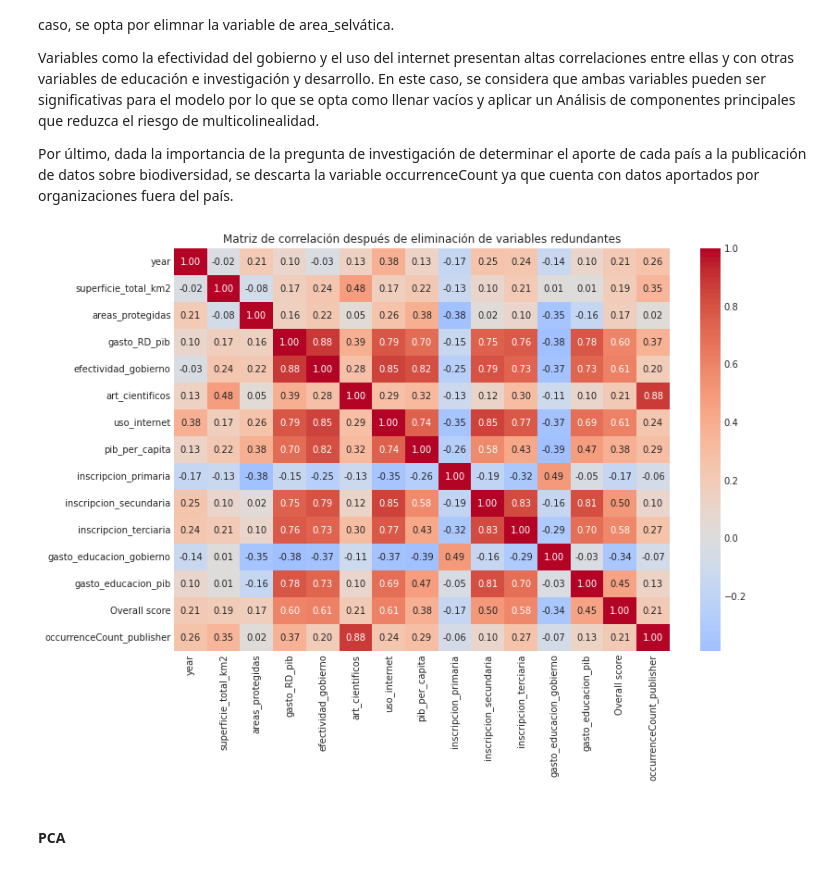
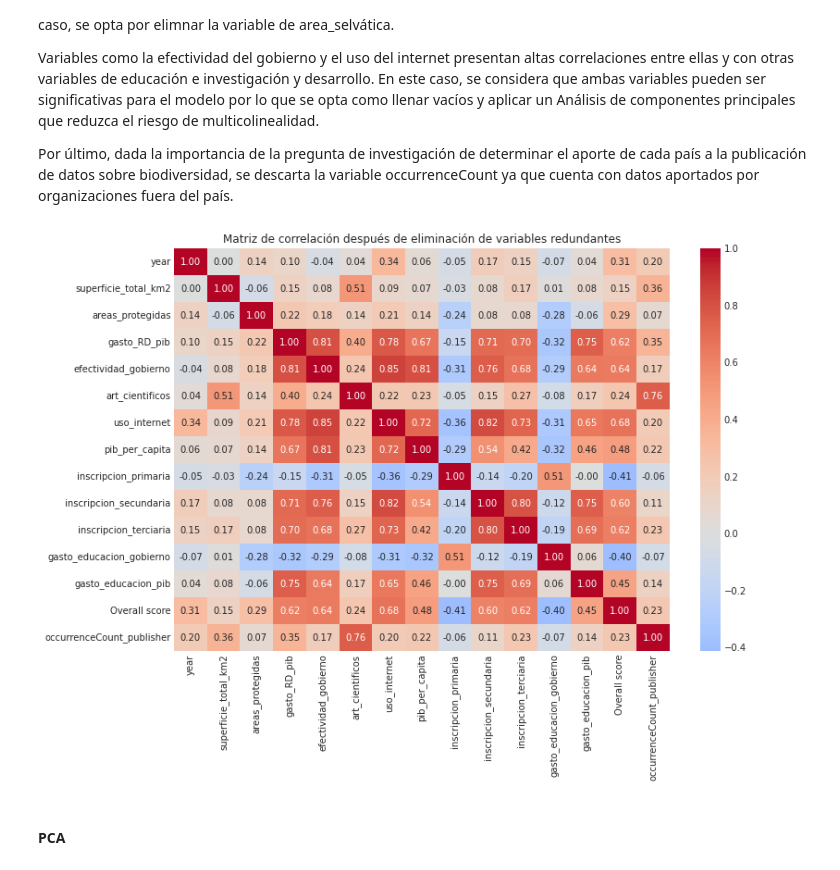
Before and after one commit to rortizgeo/Maestria_CD_Proyecto-Aplicado, a Jupyter notebook: PA_dataAnalysis.ipynb, the cells around one changed output. Cells and saved outputs as stored; diff of their text form; code cells hidden in the pictures.

```diff
--- a/PA_dataAnalysis.ipynb
+++ b/PA_dataAnalysis.ipynb
@@ -1516,29 +1518,29 @@ Por último, dada la importancia de la pregunta de investigación de determinar
 # %%
 
 
 # 1. Variables a eliminar según el análisis
 vars_to_drop = [
     "Coverage subscore",
     "Openness subscore",
     "investigadores_RD",
     "tecnicos_RD",
     "area_selvatica_km2",
     "occurrenceCount"
 ]
 
 # 2. Crear un nuevo dataframe sin esas variables
-Data_10 = Data_10.drop(columns=vars_to_drop, errors="ignore")
+Data_imp = Data_imp.drop(columns=vars_to_drop, errors="ignore")
 
 # 3. Calcular matriz de correlación (solo numéricas)
-corr_matrix = Data_10.select_dtypes(include=[np.number]).corr()
+corr_matrix = Data_imp.select_dtypes(include=[np.number]).corr()
 
 # 4. Graficar heatmap
 plt.figure(figsize=(12, 8))
 sns.heatmap(corr_matrix, annot=True, cmap="coolwarm", center=0, fmt=".2f")
 plt.title("Matriz de correlación después de eliminación de variables redundantes")
 plt.show()
 # %% [output]
-[figure, old version]
+[figure, new version]
 # %% [markdown]
 #### PCA
 # %%
```
Also changed, not shown: parts of 5 cells of this notebook.
